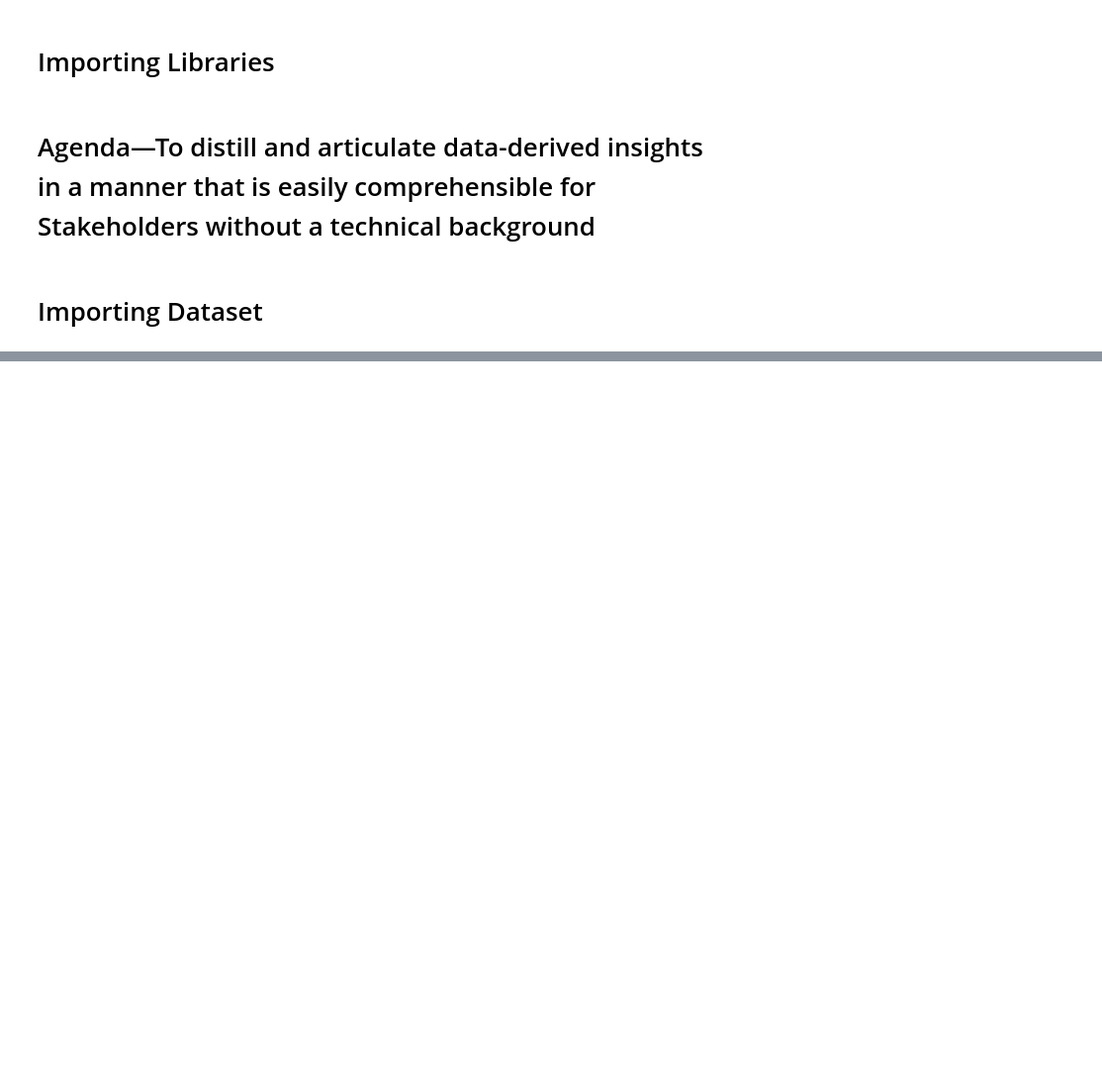
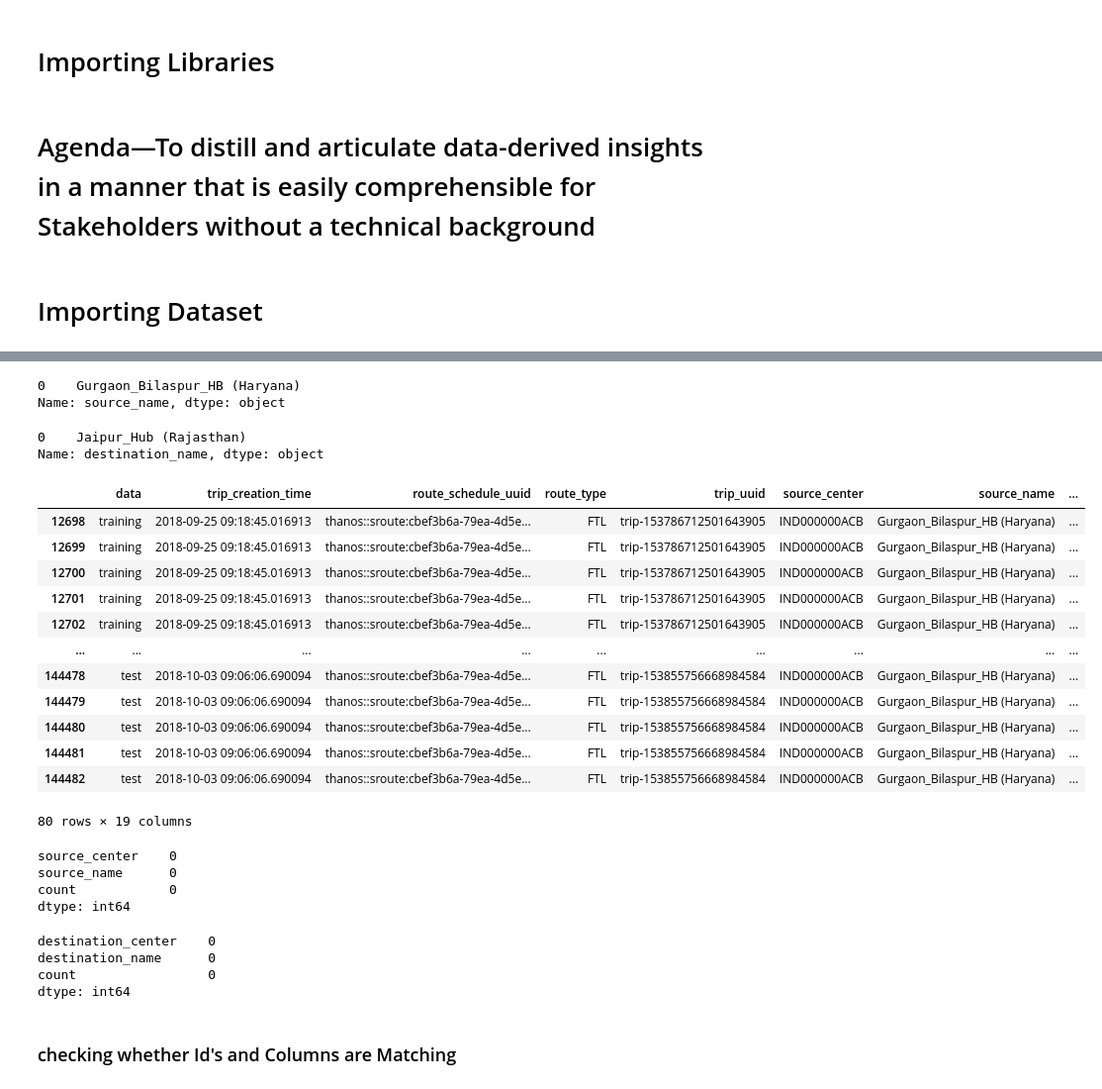
Before and after one commit to charles-owo/supply_chain_feature_engineering_analytics, a Jupyter notebook: supply_chain_service_feature_engineering.ipynb, the cells around one changed output, grey strips where cells are left out. Shown at 99% size. Drawn from its saved outputs; the diff is of its cells as text; code cells hidden in the pictures; blank space fills up the shorter version.

```diff
--- a/supply_chain_service_feature_engineering.ipynb
+++ b/supply_chain_service_feature_engineering.ipynb
@@ -34,0 +40,2 @@ df.sample(20)
+# %%
+df.drop(['is_cutoff','cutoff_factor','cutoff_timestamp','factor','segment_factor'],axis=1,inplace=True)
@@ -34,0 +94,26 @@ df.sample(20)
+# %%
+df[df.isnull().any(axis=1)]['source_name'].mode()
+# %% [output]
+0    Gurgaon_Bilaspur_HB (Haryana)
+Name: source_name, dtype: object
+# %%
+df[df.isnull().any(axis=1)]['destination_name'].mode()
+# %% [output]
+0    Jaipur_Hub (Rajasthan)
+Name: destination_name, dtype: object
+# %%
+df.loc[(df['source_name']=='Gurgaon_Bilaspur_HB (Haryana)') & (df['destination_name'].isna())]
+# %% [output]
+|  | data | trip_creation_time | route_schedule_uuid | route_type | trip_uuid | source_center | source_name | ... |
+| 12698 | training | 2018-09-25 09:18:45.016913 | thanos::sroute:cbef3b6a-79ea-4d5e... | FTL | trip-153786712501643905 | IND000000ACB | Gurgaon_Bilaspur_HB (Haryana) | ... |
+| 12699 | training | 2018-09-25 09:18:45.016913 | thanos::sroute:cbef3b6a-79ea-4d5e... | FTL | trip-153786712501643905 | IND000000ACB | Gurgaon_Bilaspur_HB (Haryana) | ... |
+| 12700 | training | 2018-09-25 09:18:45.016913 | thanos::sroute:cbef3b6a-79ea-4d5e... | FTL | trip-153786712501643905 | IND000000ACB | Gurgaon_Bilaspur_HB (Haryana) | ... |
+| 12701 | training | 2018-09-25 09:18:45.016913 | thanos::sroute:cbef3b6a-79ea-4d5e... | FTL | trip-153786712501643905 | IND000000ACB | Gurgaon_Bilaspur_HB (Haryana) | ... |
+| 12702 | training | 2018-09-25 09:18:45.016913 | thanos::sroute:cbef3b6a-79ea-4d5e... | FTL | trip-153786712501643905 | IND000000ACB | Gurgaon_Bilaspur_HB (Haryana) | ... |
+| ... | ... | ... | ... | ... | ... | ... | ... | ... |
+| 144478 | test | 2018-10-03 09:06:06.690094 | thanos::sroute:cbef3b6a-79ea-4d5e... | FTL | trip-153855756668984584 | IND000000ACB | Gurgaon_Bilaspur_HB (Haryana) | ... |
+| 144479 | test | 2018-10-03 09:06:06.690094 | thanos::sroute:cbef3b6a-79ea-4d5e... | FTL | trip-153855756668984584 | IND000000ACB | Gurgaon_Bilaspur_HB (Haryana) | ... |
+| 144480 | test | 2018-10-03 09:06:06.690094 | thanos::sroute:cbef3b6a-79ea-4d5e... | FTL | trip-153855756668984584 | IND000000ACB | Gurgaon_Bilaspur_HB (Haryana) | ... |
+| 144481 | test | 2018-10-03 09:06:06.690094 | thanos::sroute:cbef3b6a-79ea-4d5e... | FTL | trip-153855756668984584 | IND000000ACB | Gurgaon_Bilaspur_HB (Haryana) | ... |
+| 144482 | test | 2018-10-03 09:06:06.690094 | thanos::sroute:cbef3b6a-79ea-4d5e... | FTL | trip-153855756668984584 | IND000000ACB | Gurgaon_Bilaspur_HB (Haryana) | ... |
+80 rows × 19 columns
@@ -34,0 +125,7 @@ df.sample(20)
+# %%
+list_of_source_center.isna().sum()
+# %% [output]
+source_center    0
+source_name      0
+count            0
+dtype: int64
@@ -34,0 +137,9 @@ df.sample(20)
+# %%
+list_of_destination_center.isna().sum()
+# %% [output]
+destination_center    0
+destination_name      0
+count                 0
+dtype: int64
+# %% [markdown]
+### checking whether Id's and Columns are Matching
```
Also changed, not shown: parts of 12 cells of this notebook.
